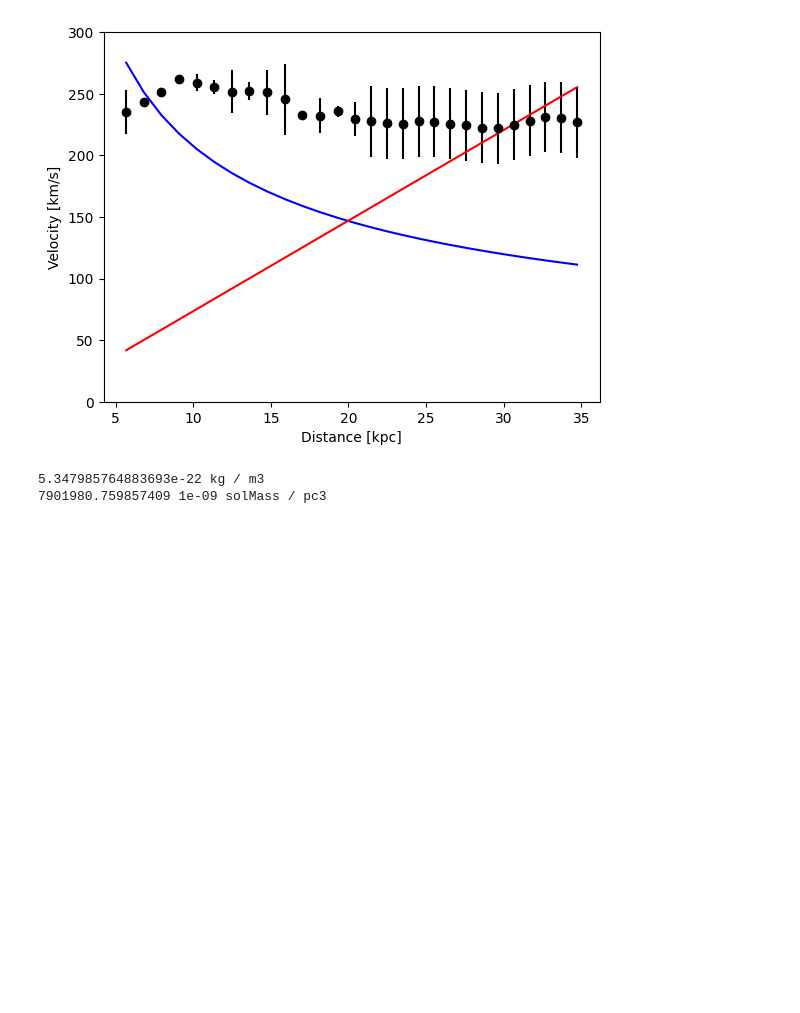
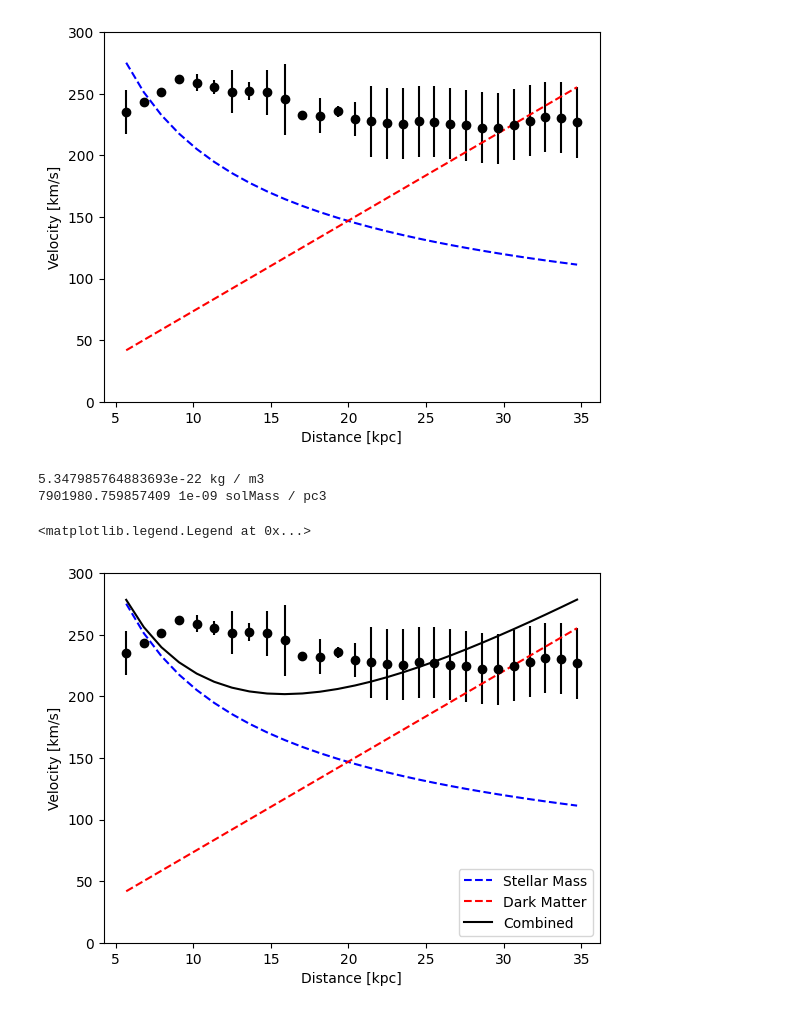
Before and after one commit to wj198414/ASTRON1221, a Jupyter notebook: DarkMatter/galaxy_rotatio_curve.ipynb, the cells around one changed output. Cells and saved outputs as stored; diff of their text form; code cells hidden in the pictures; blank space fills up the shorter version.

```diff
--- a/DarkMatter/galaxy_rotatio_curve.ipynb
+++ b/DarkMatter/galaxy_rotatio_curve.ipynb
@@ -36,8 +36,8 @@ print(calc_rotational_velocity(galaxy_stellar_mass, radius))
 # %% [output]
 65581.37898852296 m / s
 # %%
-galaxy_stellar_mass = 1e11
-radius_arr = np.array(tab["col2"].data)
+galaxy_stellar_mass = 1e11 * u.solMass
+radius_arr = np.array(tab["col2"].data) * 1000 * u.parsec
 rotational_velocity_arr = (calc_rotational_velocity(galaxy_stellar_mass, radius_arr))
 # %%
 plt.errorbar(tab["col2"], tab["col3"], yerr=tab["col4"], ecolor="black", color="black", fmt='o')
@@ -50,11 +50,12 @@ plt.ylim(0, 300)
 [figure]
 # %%
 def calc_dark_matter_mass(density, radius):
-  volume = 4 * np.pi / 3 * (radius * 1000 * u.parsec)**3
-  dark_matter_mass = density * (u.solMass / (1000 * u.parsec)**3) * volume
-  return(dark_matter_mass.value)
+  volume = 4 * np.pi / 3 * (radius)**3
+  dark_matter_mass = density * volume
+  return(dark_matter_mass)
 # %%
-dark_matter_mass_arr = calc_dark_matter_mass(3e6, radius_arr)
+dark_matter_density = 3e6 * u.solMass / (1000 * u.parsec)**3
+dark_matter_mass_arr = calc_dark_matter_mass(dark_matter_density , radius_arr)
 rotational_velocity_dark_matter_arr = (calc_rotational_velocity(dark_matter_mass_arr, radius_arr))
 # %%
 plt.errorbar(tab["col2"], tab["col3"], yerr=tab["col4"], ecolor="black", color="black", fmt='o')
@@ -73,3 +74,17 @@ print(dark_matter_density_local.to(u.solMass / (1e3 * u.parsec)**3))
 # %% [output]
 5.347985764883693e-22 kg / m3
 7901980.759857409 1e-09 solMass / pc3
+# %%
+rotational_velocity_all_arr = (calc_rotational_velocity(dark_matter_mass_arr + galaxy_stellar_mass, radius_arr))
+# %%
+plt.errorbar(tab["col2"], tab["col3"], yerr=tab["col4"], ecolor="black", color="black", fmt='o')
+plt.plot(radius_arr.value / 1e3, rotational_velocity_arr.to(u.km / u.s).value, color="blue", linestyle="dashed", label="Stellar Mass")
+plt.plot(radius_arr.value / 1e3, rotational_velocity_dark_matter_arr.to(u.km / u.s).value, color="red", linestyle="dashed", label="Dark Matter")
+plt.plot(radius_arr.value / 1e3, rotational_velocity_all_arr.to(u.km / u.s).value, color="black", label="Combined")
+plt.xlabel("Distance [kpc]")
+plt.ylabel("Velocity [km/s]")
+plt.ylim(0, 300)
+plt.legend()
+# %% [output]
+<matplotlib.legend.Legend at 0x...>
+[figure, added]
```
Also changed, not shown: parts of 4 cells of this notebook.
